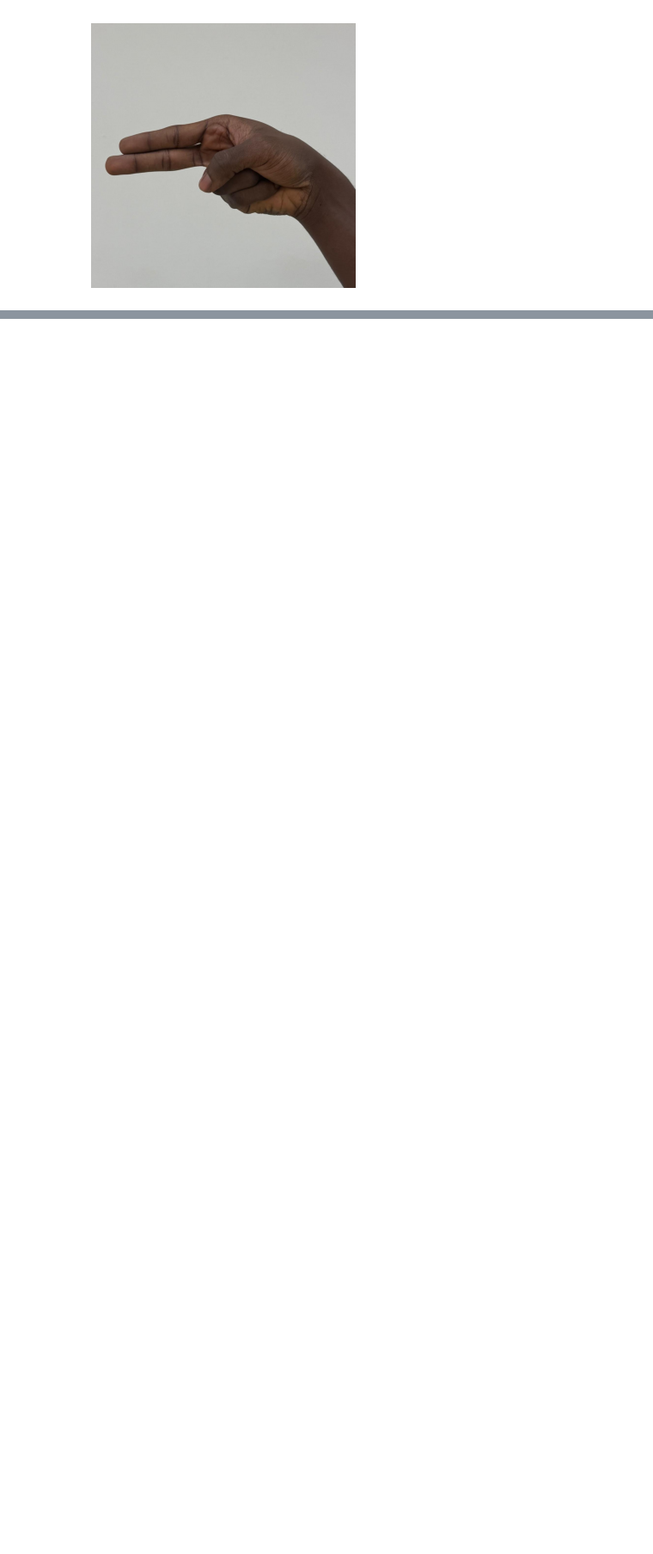
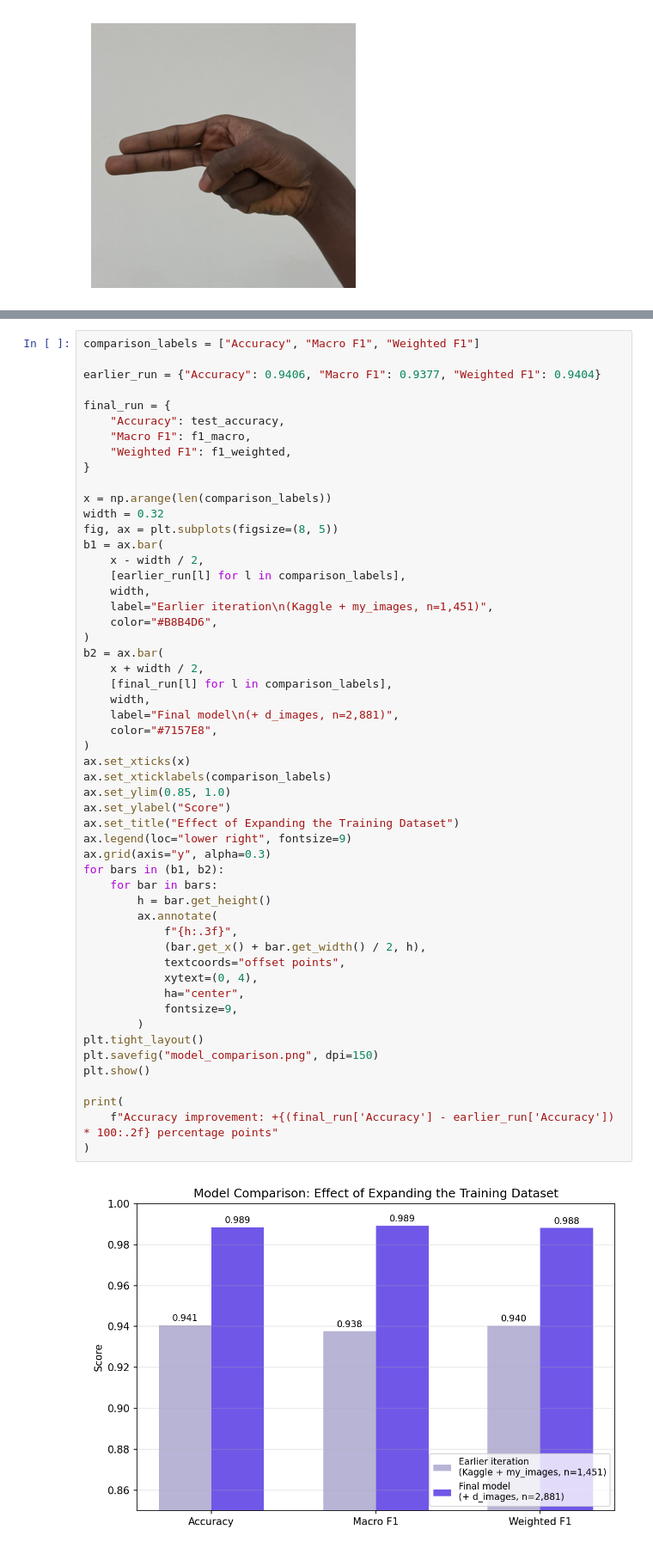
Before and after one commit to Yaa-Waadu/AI-Final-Project, a Jupyter notebook: ASL_Learning_Assistant.ipynb, the cells around one changed output, grey strips where cells are left out. Shown at 86% size. Saved outputs shown, nothing was run; the diff lists cells and outputs as text; blank space fills up the shorter version.

```diff
--- a/ASL_Learning_Assistant.ipynb
+++ b/ASL_Learning_Assistant.ipynb
@@ -810,0 +767,55 @@ o: 0.00%
+# %%
+comparison_labels = ["Accuracy", "Macro F1", "Weighted F1"]
+
+earlier_run = {"Accuracy": 0.9406, "Macro F1": 0.9377, "Weighted F1": 0.9404}
+
+final_run = {
+    "Accuracy": test_accuracy,
+    "Macro F1": f1_macro,
+    "Weighted F1": f1_weighted,
+}
+
+x = np.arange(len(comparison_labels))
+width = 0.32
+fig, ax = plt.subplots(figsize=(8, 5))
+b1 = ax.bar(
+    x - width / 2,
+    [earlier_run[l] for l in comparison_labels],
+    width,
+    label="Earlier iteration\n(Kaggle + my_images, n=1,451)",
+    color="#B8B4D6",
+)
+b2 = ax.bar(
+    x + width / 2,
+    [final_run[l] for l in comparison_labels],
+    width,
+    label="Final model\n(+ d_images, n=2,881)",
+    color="#7157E8",
+)
+ax.set_xticks(x)
+ax.set_xticklabels(comparison_labels)
+ax.set_ylim(0.85, 1.0)
+ax.set_ylabel("Score")
+ax.set_title("Effect of Expanding the Training Dataset")
+ax.legend(loc="lower right", fontsize=9)
+ax.grid(axis="y", alpha=0.3)
+for bars in (b1, b2):
+    for bar in bars:
+        h = bar.get_height()
+        ax.annotate(
+            f"{h:.3f}",
+            (bar.get_x() + bar.get_width() / 2, h),
+            textcoords="offset points",
+            xytext=(0, 4),
+            ha="center",
+            fontsize=9,
+        )
+plt.tight_layout()
+plt.savefig("model_comparison.png", dpi=150)
+plt.show()
+
+print(
+    f"Accuracy improvement: +{(final_run['Accuracy'] - earlier_run['Accuracy']) * 100:.2f} percentage points"
+)
+# %% [output]
+[figure, added]
```
Also changed, not shown: parts of 32 cells of this notebook.
